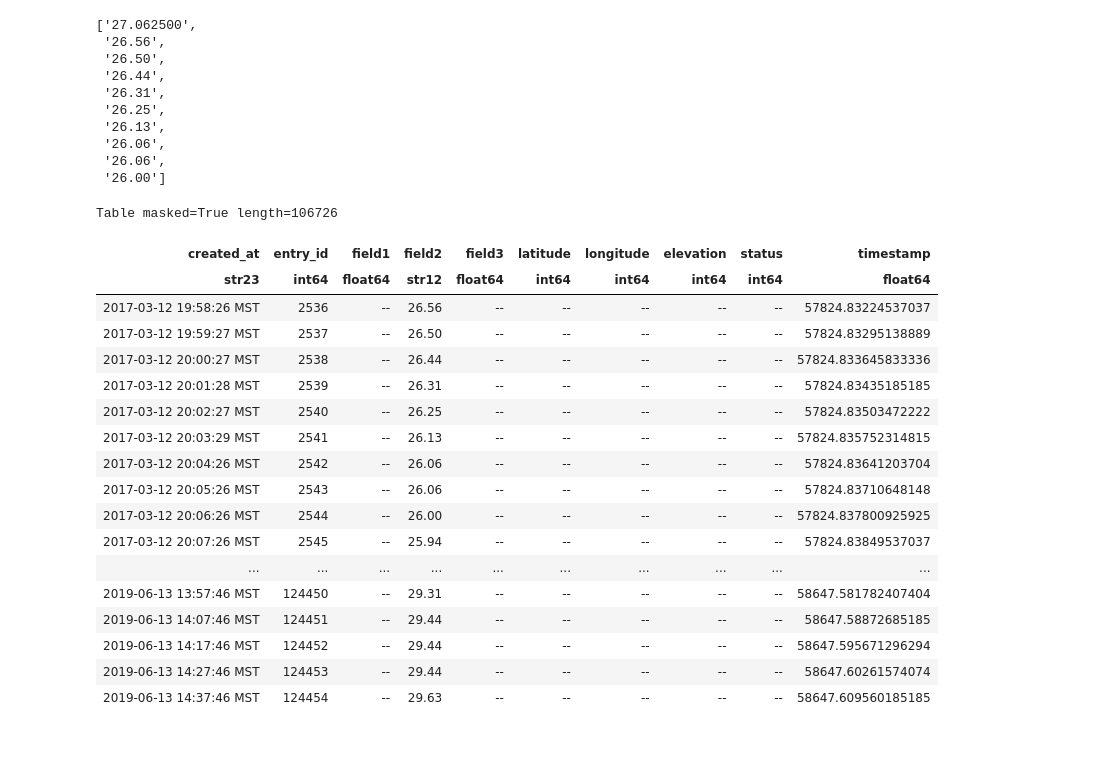
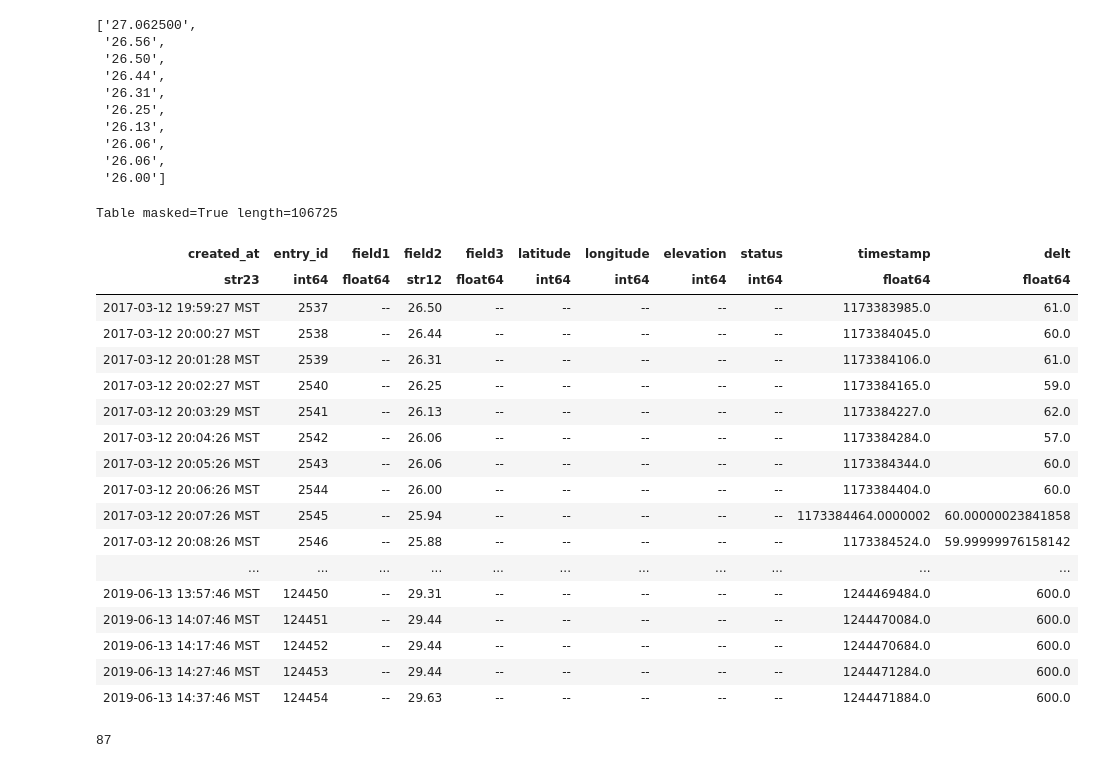
Before and after one commit to equant/spot, a Jupyter notebook: notebooks/data_exploration.ipynb, the cells around one changed output. Drawn from its saved outputs; the diff is of its cells as text; code cells hidden in the pictures.

```diff
--- a/notebooks/data_exploration.ipynb
+++ b/notebooks/data_exploration.ipynb
@@ -59,8 +59,7 @@ Table masked=True length=107152
 # %%
 # add time
 csv_data['timestamp'] = [x[:-4] for x in csv_data['created_at']]
-csv_data['timestamp'] = Time(csv_data['timestamp'])
-csv_data['timestamp'] = csv_data['timestamp'].mjd
+csv_data['timestamp'] = Time(csv_data['timestamp']).gps
 # %%
 csv_data
 # %% [output]
@@ -85,0 +85,4 @@ Table masked=True length=107152
+# %%
+csv_data['delt']= np.zeros(len(csv_data['timestamp']))
+csv_data['delt'][1:] = np.diff(csv_data['timestamp'])
+csv_data
@@ -99,27 +122,31 @@ list(csv_data['field2'][start:start+10])
  '26.06',
  '26.00']
 # %%
-csv_data.remove_rows( range(0, 426) )
+csv_data.remove_rows( range(0, 427) )
 csv_data
 # %% [output]
-Table masked=True length=106726
+Table masked=True length=106725
-| created_at | entry_id | field1 | field2 | field3 | latitude | longitude | elevation | status | timestamp |
-| str23 | int64 | float64 | str12 | float64 | int64 | int64 | int64 | int64 | float64 |
-| 2017-03-12 19:58:26 MST | 2536 | -- | 26.56 | -- | -- | -- | -- | -- | 57824.83224537037 |
-| 2017-03-12 19:59:27 MST | 2537 | -- | 26.50 | -- | -- | -- | -- | -- | 57824.83295138889 |
-| 2017-03-12 20:00:27 MST | 2538 | -- | 26.44 | -- | -- | -- | -- | -- | 57824.833645833336 |
-| 2017-03-12 20:01:28 MST | 2539 | -- | 26.31 | -- | -- | -- | -- | -- | 57824.83435185185 |
-| 2017-03-12 20:02:27 MST | 2540 | -- | 26.25 | -- | -- | -- | -- | -- | 57824.83503472222 |
-| 2017-03-12 20:03:29 MST | 2541 | -- | 26.13 | -- | -- | -- | -- | -- | 57824.835752314815 |
-| 2017-03-12 20:04:26 MST | 2542 | -- | 26.06 | -- | -- | -- | -- | -- | 57824.83641203704 |
-| 2017-03-12 20:05:26 MST | 2543 | -- | 26.06 | -- | -- | -- | -- | -- | 57824.83710648148 |
-| 2017-03-12 20:06:26 MST | 2544 | -- | 26.00 | -- | -- | -- | -- | -- | 57824.837800925925 |
-| 2017-03-12 20:07:26 MST | 2545 | -- | 25.94 | -- | -- | -- | -- | -- | 57824.83849537037 |
-| ... | ... | ... | ... | ... | ... | ... | ... | ... | ... |
-| 2019-06-13 13:57:46 MST | 124450 | -- | 29.31 | -- | -- | -- | -- | -- | 58647.581782407404 |
-| 2019-06-13 14:07:46 MST | 124451 | -- | 29.44 | -- | -- | -- | -- | -- | 58647.58872685185 |
-| 2019-06-13 14:17:46 MST | 124452 | -- | 29.44 | -- | -- | -- | -- | -- | 58647.595671296294 |
-| 2019-06-13 14:27:46 MST | 124453 | -- | 29.44 | -- | -- | -- | -- | -- | 58647.60261574074 |
-| 2019-06-13 14:37:46 MST | 124454 | -- | 29.63 | -- | -- | -- | -- | -- | 58647.609560185185 |
+| created_at | entry_id | field1 | field2 | field3 | latitude | longitude | elevation | status | timestamp | delt |
+| str23 | int64 | float64 | str12 | float64 | int64 | int64 | int64 | int64 | float64 | float64 |
+| 2017-03-12 19:59:27 MST | 2537 | -- | 26.50 | -- | -- | -- | -- | -- | 1173383985.0 | 61.0 |
+| 2017-03-12 20:00:27 MST | 2538 | -- | 26.44 | -- | -- | -- | -- | -- | 1173384045.0 | 60.0 |
+| 2017-03-12 20:01:28 MST | 2539 | -- | 26.31 | -- | -- | -- | -- | -- | 1173384106.0 | 61.0 |
+| 2017-03-12 20:02:27 MST | 2540 | -- | 26.25 | -- | -- | -- | -- | -- | 1173384165.0 | 59.0 |
+| 2017-03-12 20:03:29 MST | 2541 | -- | 26.13 | -- | -- | -- | -- | -- | 1173384227.0 | 62.0 |
+| 2017-03-12 20:04:26 MST | 2542 | -- | 26.06 | -- | -- | -- | -- | -- | 1173384284.0 | 57.0 |
+| 2017-03-12 20:05:26 MST | 2543 | -- | 26.06 | -- | -- | -- | -- | -- | 1173384344.0 | 60.0 |
+| 2017-03-12 20:06:26 MST | 2544 | -- | 26.00 | -- | -- | -- | -- | -- | 1173384404.0 | 60.0 |
+| 2017-03-12 20:07:26 MST | 2545 | -- | 25.94 | -- | -- | -- | -- | -- | 1173384464.0000002 | 60.00000023841858 |
+| 2017-03-12 20:08:26 MST | 2546 | -- | 25.88 | -- | -- | -- | -- | -- | 1173384524.0 | 59.99999976158142 |
+| ... | ... | ... | ... | ... | ... | ... | ... | ... | ... | ... |
+| 2019-06-13 13:57:46 MST | 124450 | -- | 29.31 | -- | -- | -- | -- | -- | 1244469484.0 | 600.0 |
+| 2019-06-13 14:07:46 MST | 124451 | -- | 29.44 | -- | -- | -- | -- | -- | 1244470084.0 | 600.0 |
+| 2019-06-13 14:17:46 MST | 124452 | -- | 29.44 | -- | -- | -- | -- | -- | 1244470684.0 | 600.0 |
+| 2019-06-13 14:27:46 MST | 124453 | -- | 29.44 | -- | -- | -- | -- | -- | 1244471284.0 | 600.0 |
+| 2019-06-13 14:37:46 MST | 124454 | -- | 29.63 | -- | -- | -- | -- | -- | 1244471884.0 | 600.0 |
+# %%
+np.argmax(csv_data['delt'])
+# %% [output]
+87
 # %%
 # convert of pandas for ease
```
Also changed, not shown: parts of 18 cells of this notebook.
